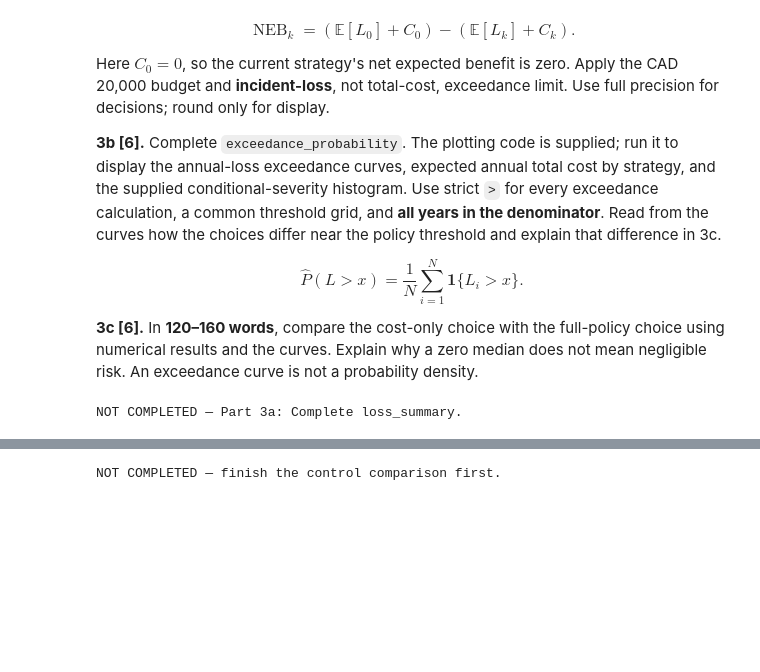
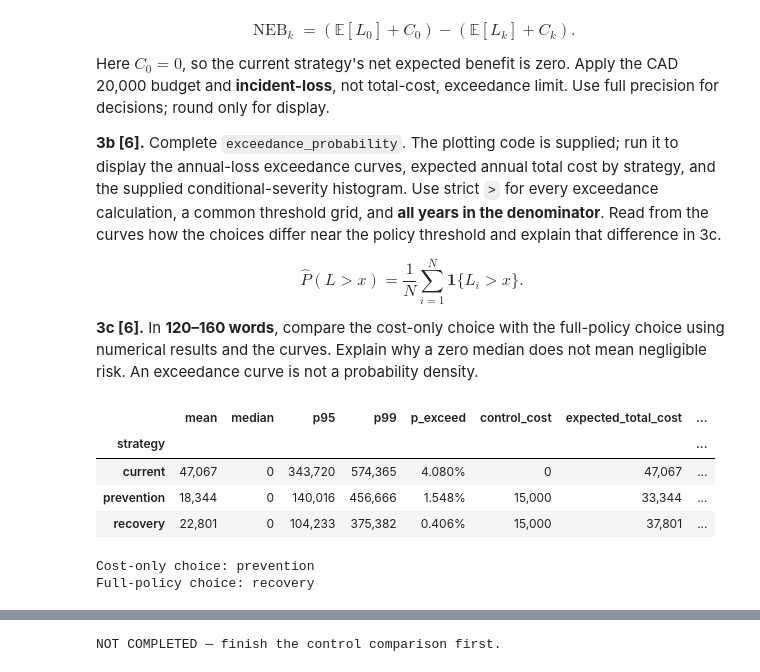
Before and after one commit to karan0802/Cybersecurity_A1, a Jupyter notebook: CMPT318_Assignment_1_Starter.ipynb, the cells around one changed output, grey strips where cells are left out. Cells and saved outputs as stored; diff of their text form; code cells hidden in the pictures; blank space fills up the shorter version.

```diff
--- a/CMPT318_Assignment_1_Starter.ipynb
+++ b/CMPT318_Assignment_1_Starter.ipynb
@@ -497,7 +497,13 @@ def loss_summary(losses, threshold=LOSS_THRESHOLD):
     if losses.ndim != 1 or len(losses) == 0 or not np.isfinite(losses).all():
         raise ValueError('Use a nonempty finite one-dimensional annual-loss array.')
     # YOUR CORE RISK CODE: compute all five metrics, including the zero-loss years.
-    raise NotImplementedError('Complete loss_summary.')
+    return {
+        'mean':     float(losses.mean()),
+        'median':   float(np.median(losses)),
+        'p95':      float(np.percentile(losses, 95)),
+        'p99':      float(np.percentile(losses, 99)),
+        'p_exceed': float(np.mean(losses > threshold)),
+    }
 # %%
 def assess_controls(summary, control_costs):
     """Return (decision_table, cost_only_choice, policy_choice).
@@ -510,37 +516,53 @@ def assess_controls(summary, control_costs):
     table['control_cost'] = control_costs.reindex(table.index)
     # YOUR DECISION CODE: add these columns:
     # expected_total_cost, net_expected_benefit, affordable, meets_risk_limit, eligible.
+    table['expected_total_cost']   = table['mean'] + table['control_cost']
+    baseline_total = table.loc['current', 'expected_total_cost']
+    table['net_expected_benefit']  = baseline_total - table['expected_total_cost']
+    table['affordable']            = table['control_cost'] <= BUDGET
+    table['meets_risk_limit']      = table['p_exceed'] <= RISK_LIMIT
+    table['eligible']              = table['affordable'] & table['meets_risk_limit']
     # Select cost_only_choice among affordable strategies.
+    affordable_rows = table[table['affordable']]
+    cost_only_choice = affordable_rows['expected_total_cost'].idxmin() if len(affordable_rows) else None
     # Select policy_choice among strategies meeting BOTH budget and risk limit.
+    eligible_rows = table[table['eligible']]
+
     # Do not select using rounded values; handle an empty eligible set explicitly.
-    raise NotImplementedError('Complete the control-comparison and selection logic.')
+    policy_choice = eligible_rows['expected_total_cost'].idxmin() if len(eligible_rows) else None
     return table, cost_only_choice, policy_choice
 
 # PROVIDED: result collection and readable formatting.
 def display_decision(table):
     formats = {c: '{:,.0f}' for c in ['mean','median','p95','p99','control_cost',
                                      'expected_total_cost','net_expected_benefit']}
     formats['p_exceed'] = '{:.3%}'
     display(table.style.format(formats))
 
 def decision_from_samples(samples):
     summary = pd.DataFrame.from_dict(
         {name: loss_summary(samples[name]['annual_loss']) for name in STRATEGIES},
         orient='index')
     summary.index.name = 'strategy'
     table, cost_choice, policy_choice = assess_controls(summary, parameters['annual_control_cost'])
     display_decision(table)
     print('Cost-only choice:', cost_choice)
     print('Full-policy choice:', policy_choice if policy_choice is not None else 'NO FEASIBLE OPTION')
     return table
 
 decision_table = None
 if baseline is None:
     print('NOT COMPLETED — finish Part 2 before running Part 3.')
 else:
     decision_table = run_task('Part 3a', lambda: decision_from_samples(baseline))
 # %% [output]
+|  | mean | median | p95 | p99 | p_exceed | control_cost | expected_total_cost | ... |
+| strategy |  |  |  |  |  |  |  | ... |
+| current | 47,067 | 0 | 343,720 | 574,365 | 4.080% | 0 | 47,067 | ... |
+| prevention | 18,344 | 0 | 140,016 | 456,666 | 1.548% | 15,000 | 33,344 | ... |
+| recovery | 22,801 | 0 | 104,233 | 375,382 | 0.406% | 15,000 | 37,801 | ... |
-NOT COMPLETED — Part 3a: Complete loss_summary.
+Cost-only choice: prevention
+Full-policy choice: recovery
 # %%
 def exceedance_probability(losses, threshold):
     """Return the fraction of ALL annual losses strictly above a scalar threshold."""
```
Also changed, not shown: parts of 3 cells of this notebook.
